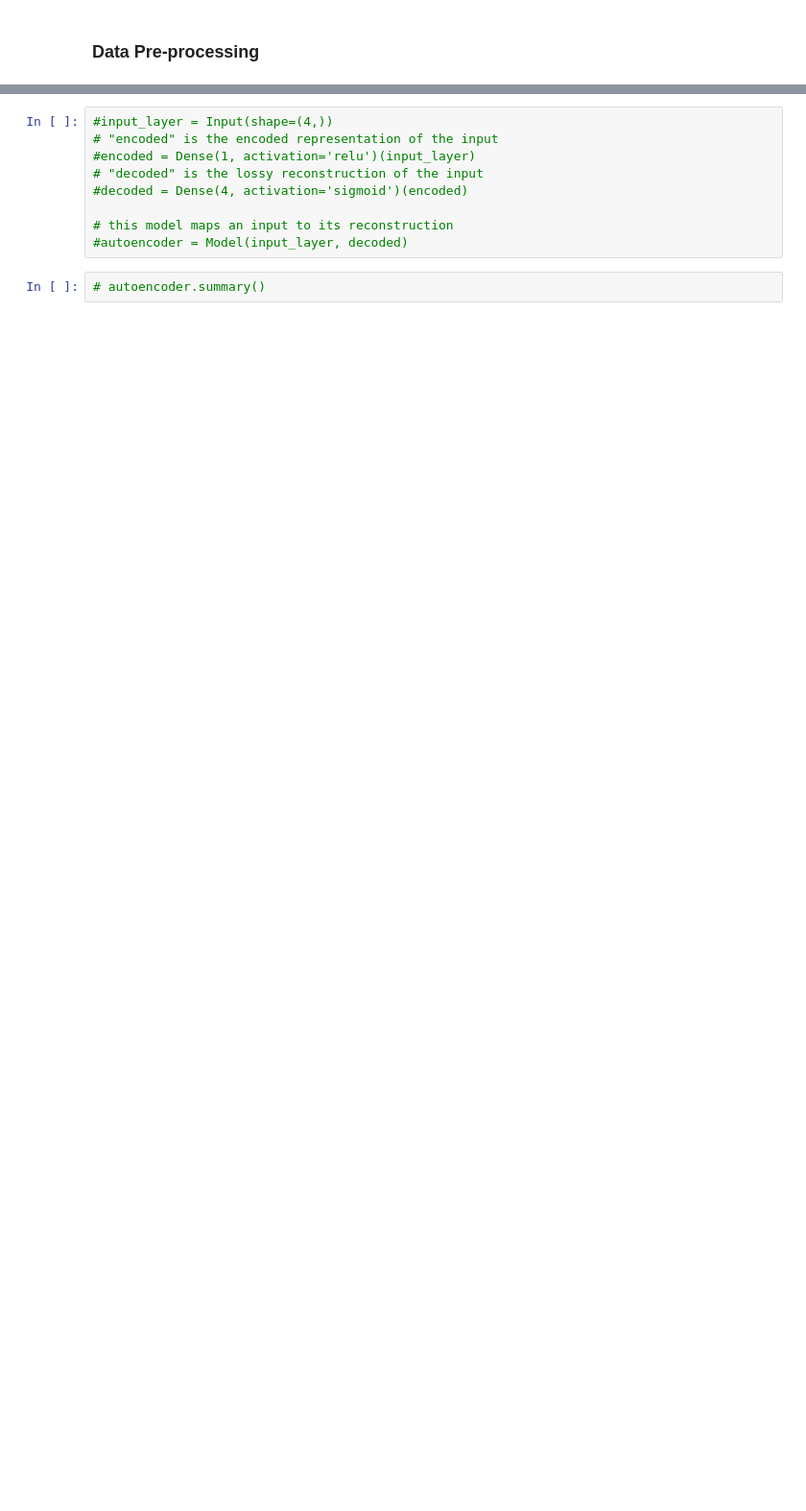
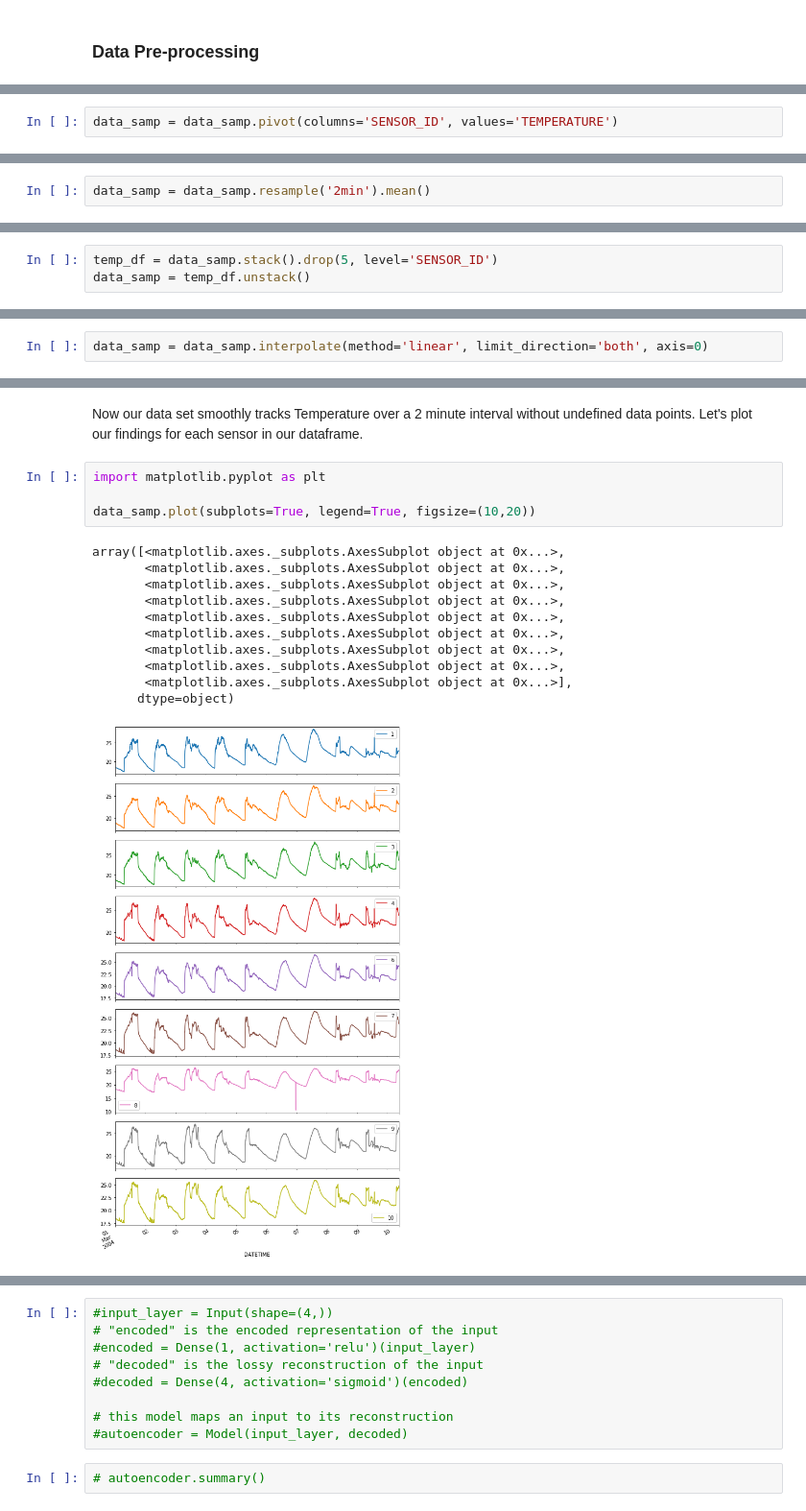
Before and after one commit to nwhitehead1/SensorAnomalyDetection, a Jupyter notebook: final_project.ipynb, the cells around one changed output, grey strips where cells are left out. Shown at 96% size. Drawn from its saved outputs; the diff is of its cells as text; blank space fills up the shorter version.

Commit message:
Fixed data preprocessing woes... Not sure why I thought it was a good idea to multiindex the sensor id field.

```diff
--- a/final_project.ipynb
+++ b/final_project.ipynb
@@ -149,0 +73,2 @@ As a sample, let us show timeseries plots for Temperature over our time window:
+# %%
+data_samp = data_samp.pivot(columns='SENSOR_ID', values='TEMPERATURE')
@@ -149,0 +87,2 @@ As a sample, let us show timeseries plots for Temperature over our time window:
+# %%
+data_samp = data_samp.resample('2min').mean()
@@ -149,0 +108,3 @@ As a sample, let us show timeseries plots for Temperature over our time window:
+# %%
+temp_df = data_samp.stack().drop(5, level='SENSOR_ID')
+data_samp = temp_df.unstack()
@@ -149,0 +130,2 @@ As a sample, let us show timeseries plots for Temperature over our time window:
+# %%
+data_samp = data_samp.interpolate(method='linear', limit_direction='both', axis=0)
@@ -149,0 +158,18 @@ As a sample, let us show timeseries plots for Temperature over our time window:
+# %% [markdown]
+Now our data set smoothly tracks Temperature over a 2 minute interval without undefined data points. Let's plot our findings for each sensor in our dataframe.
+# %%
+import matplotlib.pyplot as plt
+
+data_samp.plot(subplots=True, legend=True, figsize=(10,20))
+# %% [output]
+array([<matplotlib.axes._subplots.AxesSubplot object at 0x...>,
+       <matplotlib.axes._subplots.AxesSubplot object at 0x...>,
+       <matplotlib.axes._subplots.AxesSubplot object at 0x...>,
+       <matplotlib.axes._subplots.AxesSubplot object at 0x...>,
+       <matplotlib.axes._subplots.AxesSubplot object at 0x...>,
+       <matplotlib.axes._subplots.AxesSubplot object at 0x...>,
+       <matplotlib.axes._subplots.AxesSubplot object at 0x...>,
+       <matplotlib.axes._subplots.AxesSubplot object at 0x...>,
+       <matplotlib.axes._subplots.AxesSubplot object at 0x...>],
+      dtype=object)
+[figure, added]
```
Also changed, not shown: parts of 52 cells of this notebook.
